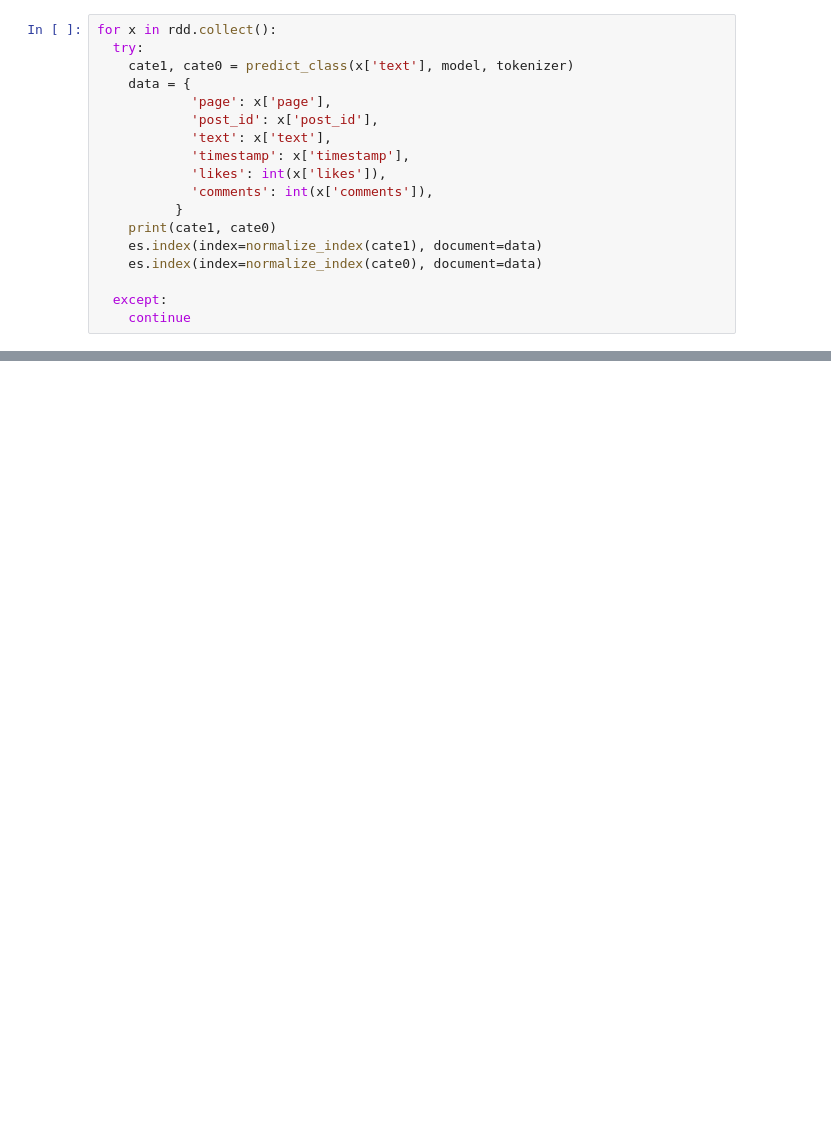
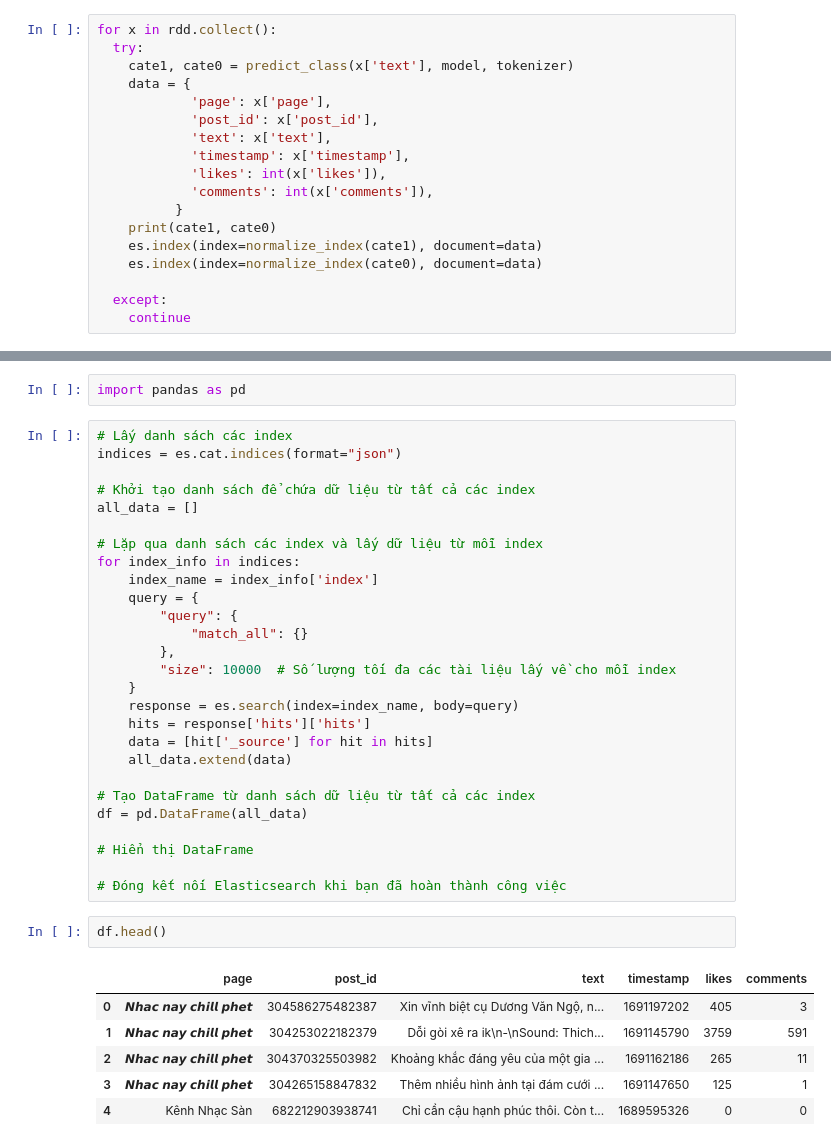
Before and after one commit to lekieuanh2201/DAHTTT, a Jupyter notebook: test.ipynb, the cells around one changed output, grey strips where cells are left out. Saved outputs shown, nothing was run; the diff lists cells and outputs as text; blank space fills up the shorter version.

```diff
--- a/test.ipynb
+++ b/test.ipynb
@@ -142,0 +205,38 @@ for x in rdd.collect():
+# %%
+import pandas as pd
+# %%
+# Lấy danh sách các index
+indices = es.cat.indices(format="json")
+
+# Khởi tạo danh sách để chứa dữ liệu từ tất cả các index
+all_data = []
+
+# Lặp qua danh sách các index và lấy dữ liệu từ mỗi index
+for index_info in indices:
+    index_name = index_info['index']
+    query = {
+        "query": {
+            "match_all": {}
+        },
+        "size": 10000  # Số lượng tối đa các tài liệu lấy về cho mỗi index
+    }
+    response = es.search(index=index_name, body=query)
+    hits = response['hits']['hits']
+    data = [hit['_source'] for hit in hits]
+    all_data.extend(data)
+
+# Tạo DataFrame từ danh sách dữ liệu từ tất cả các index
+df = pd.DataFrame(all_data)
+
+# Hiển thị DataFrame
+
+# Đóng kết nối Elasticsearch khi bạn đã hoàn thành công việc
+# %%
+df.head()
+# %% [output]
+|  | page | post_id | text | timestamp | likes | comments |
+| 0 | 𝙉𝙝𝙖𝙘 𝙣𝙖𝙮 𝙘𝙝𝙞𝙡𝙡 𝙥𝙝𝙚𝙩 | 304586275482387 | Xin vĩnh biệt cụ Dương Văn Ngộ, n... | 1691197202 | 405 | 3 |
+| 1 | 𝙉𝙝𝙖𝙘 𝙣𝙖𝙮 𝙘𝙝𝙞𝙡𝙡 𝙥𝙝𝙚𝙩 | 304253022182379 | Dỗi gòi xê ra ik\n-\nSound: Thich... | 1691145790 | 3759 | 591 |
+| 2 | 𝙉𝙝𝙖𝙘 𝙣𝙖𝙮 𝙘𝙝𝙞𝙡𝙡 𝙥𝙝𝙚𝙩 | 304370325503982 | Khoảng khắc đáng yêu của một gia ... | 1691162186 | 265 | 11 |
+| 3 | 𝙉𝙝𝙖𝙘 𝙣𝙖𝙮 𝙘𝙝𝙞𝙡𝙡 𝙥𝙝𝙚𝙩 | 304265158847832 | Thêm nhiều hình ảnh tại đám cưới ... | 1691147650 | 125 | 1 |
+| 4 | Kênh Nhạc Sàn | 682212903938741 | Chỉ cần cậu hạnh phúc thôi. Còn t... | 1689595326 | 0 | 0 |
```
Also changed, not shown: parts of 6 cells of this notebook.
